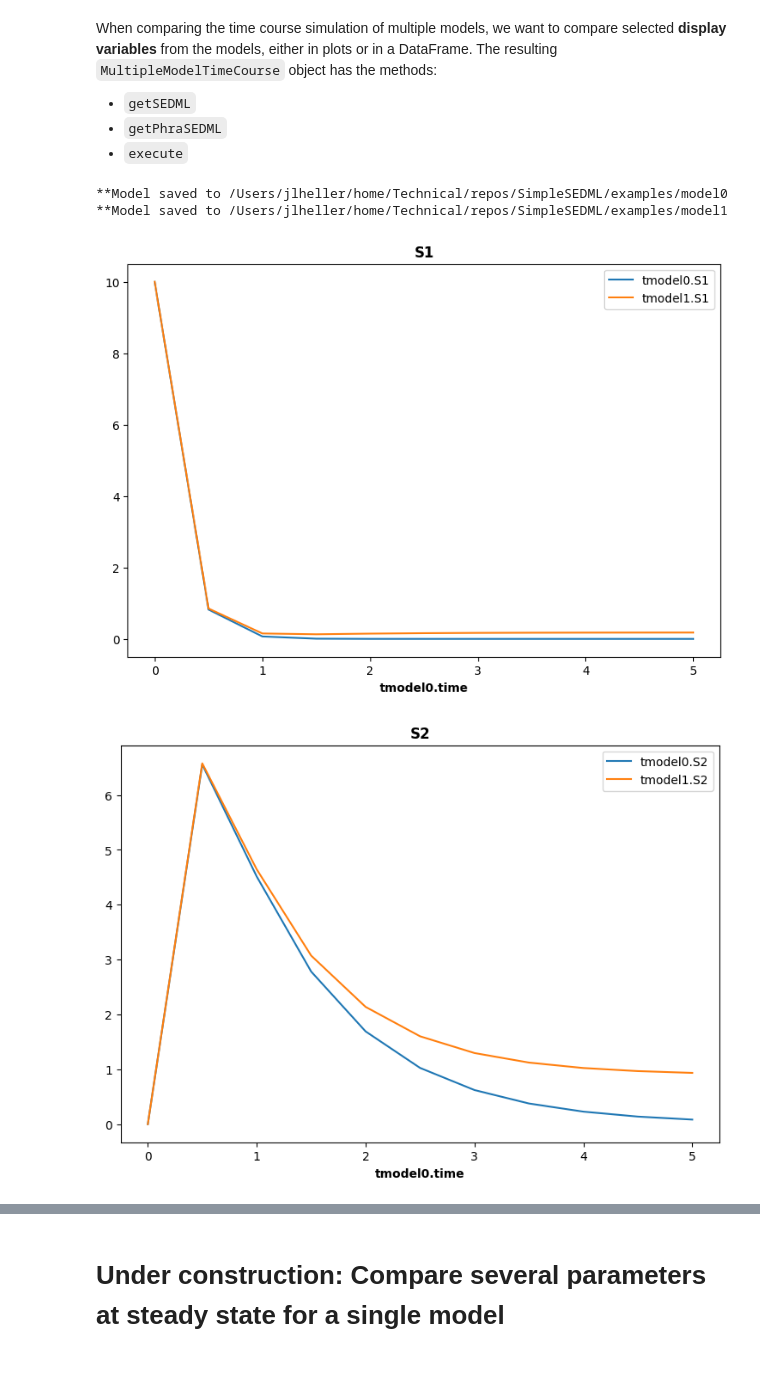
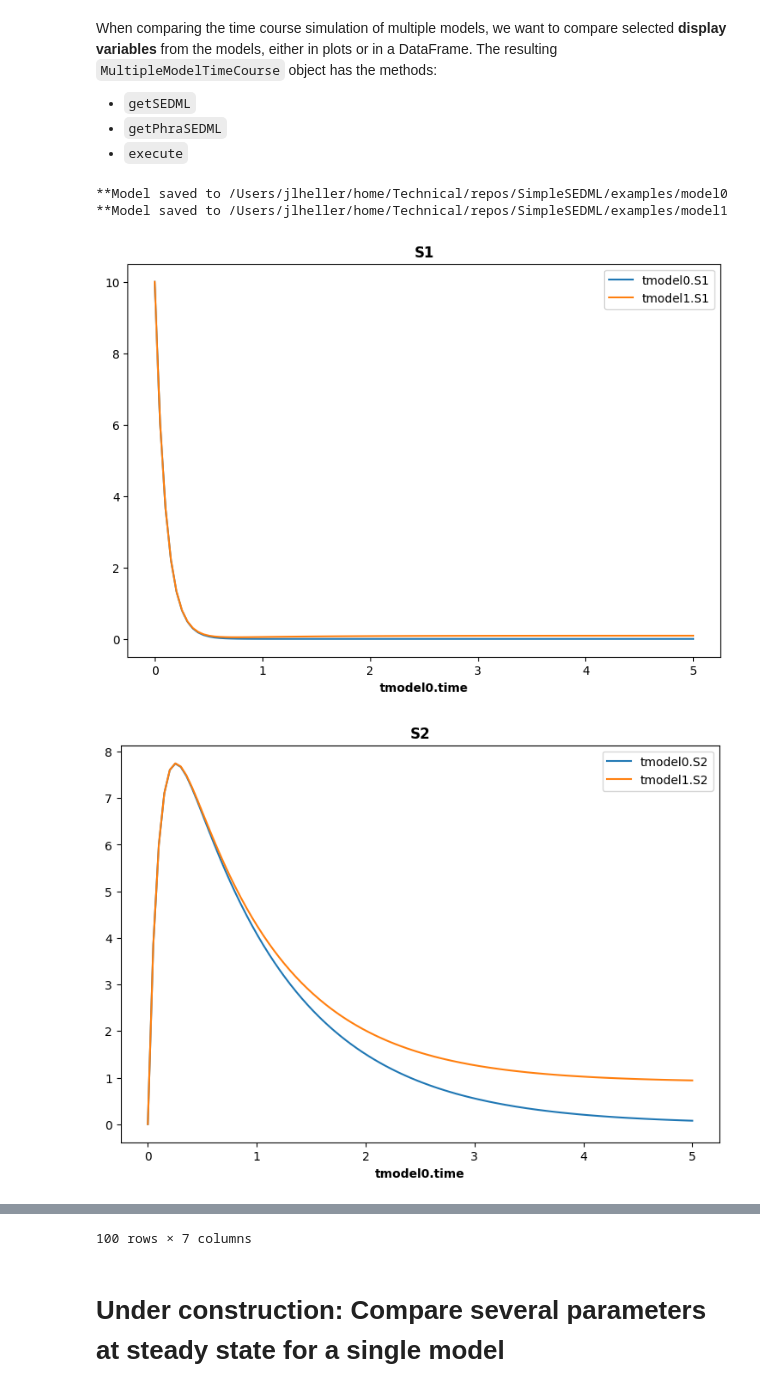
Before and after one commit to sys-bio/SimpleSEDML, a Jupyter notebook: examples/usage_examples.ipynb, the cells around one changed output, grey strips where cells are left out. Drawn from its saved outputs; the diff is of its cells as text; code cells hidden in the pictures.

```diff
--- a/examples/usage_examples.ipynb
+++ b/examples/usage_examples.ipynb
@@ -144,10 +130,10 @@ When comparing the time course simulation of multiple models, we want to compare
 * ``getPhraSEDML``
 * ``execute``
 # %%
-mmtc = SimpleSEDML.makeMultipleModelTimeCourse([MODEL_ANT, MODEL2_ANT])
+mmtc = SimpleSEDML.makeMultipleModelTimeCourse([MODEL_ANT, MODEL2_ANT], k1=10, num_point=100)
 mmtc.execute()
 # %% [output]
 **Model saved to /Users/jlheller/home/Technical/repos/SimpleSEDML/examples/model0
 **Model saved to /Users/jlheller/home/Technical/repos/SimpleSEDML/examples/model1
-[figure, old version]
+[figure, new version]
-[figure, old version]
+[figure, new version]
@@ -167,3 +153,4 @@ mmtc.execute()
+100 rows × 7 columns
 # %% [markdown]
 # Under construction: Compare several parameters at steady state for a single model
 # %% [markdown]
```
Also changed, not shown: parts of 13 cells of this notebook.
